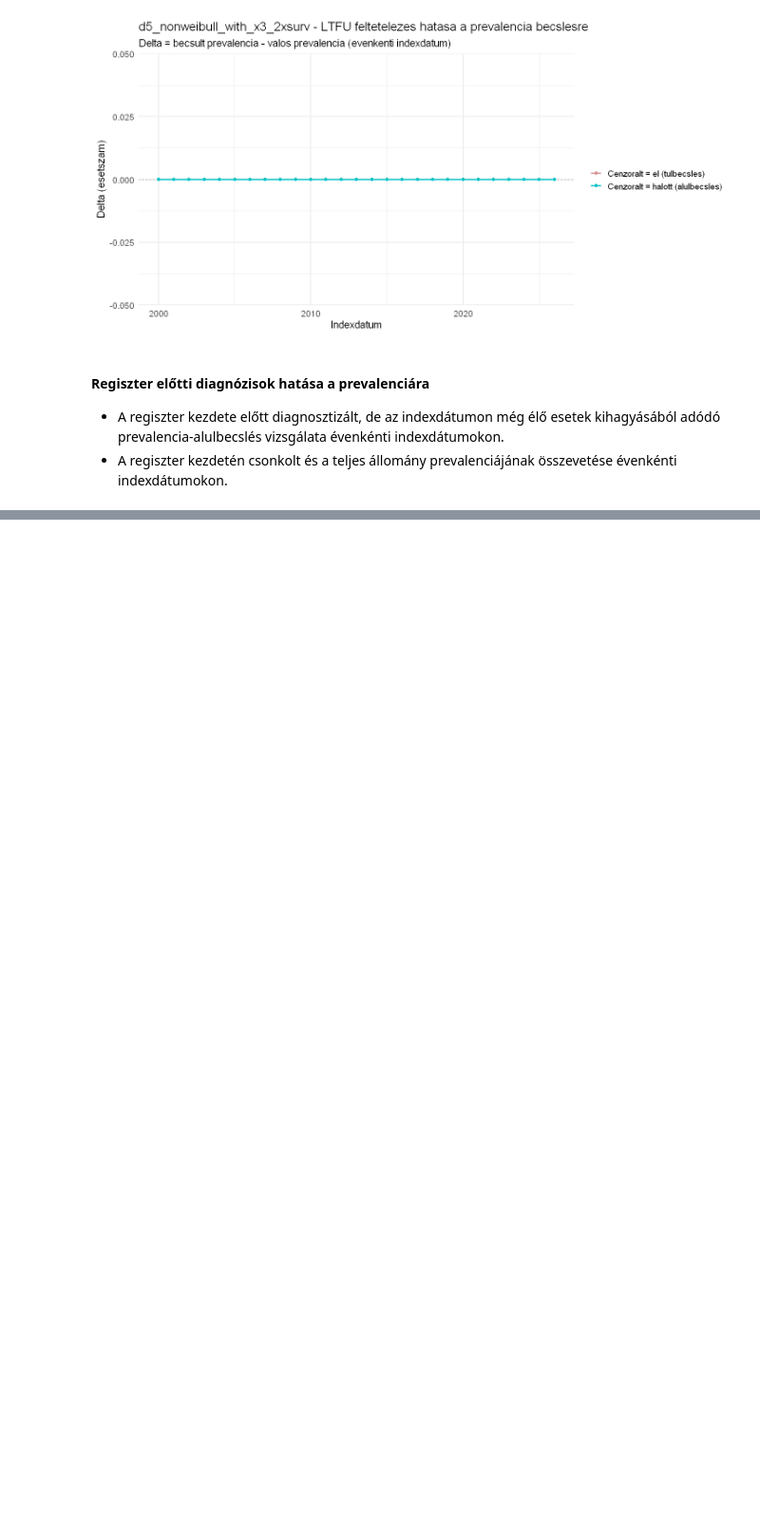
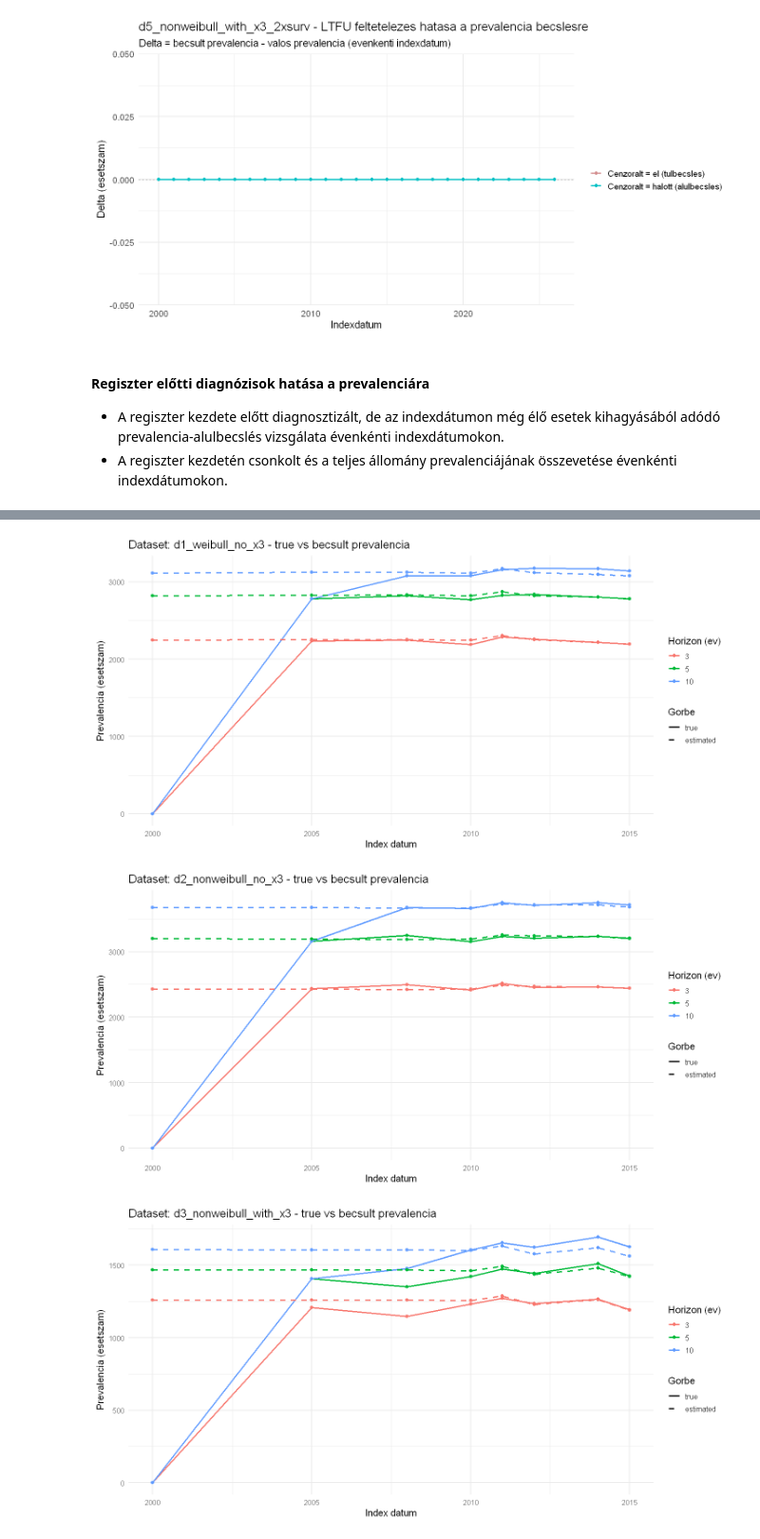
Before and after one commit to lrado1/rprev-ext, a Jupyter notebook: notebooks/synthetic_registry_yearly.ipynb, the cells around one changed output, grey strips where cells are left out. Shown at 95% size. Saved outputs shown, nothing was run; the diff lists cells and outputs as text; code cells hidden in the pictures; blank space fills up the shorter version.

```diff
--- a/notebooks/synthetic_registry_yearly.ipynb
+++ b/notebooks/synthetic_registry_yearly.ipynb
@@ -1115,9 +1136,6 @@ pre_reg_impact_results <- pre_registry_impact(
 [figure]
 # %%
 index_date <- as.Date(c(
-  "2000-01-01",
-  "2005-01-01",
-  "2008-01-01",
   "2010-01-01",
   "2011-01-01",
   "2012-01-01",
@@ -1233,0 +1340,63 @@ Estimated prevalence:
+# %%
+# diagramok datasetenkent (x tengely: indexek)
+plot_prevalence_lines_by_dataset <- function(summary_tbl) {
+  plot_df <- rbind(
+    data.frame(
+      scenario_id = summary_tbl$scenario_id,
+      index_date = as.Date(summary_tbl$index_date),
+      time_horizon_years = summary_tbl$time_horizon_years,
+      prevalence = summary_tbl$true_prevalence,
+      curve_type = "true"
+    ),
+    data.frame(
+      scenario_id = summary_tbl$scenario_id,
+      index_date = as.Date(summary_tbl$index_date),
+      time_horizon_years = summary_tbl$time_horizon_years,
+      prevalence = summary_tbl$estimated_prevalence,
+      curve_type = "estimated"
+    )
+  )
+
+  plot_df$curve_type <- factor(plot_df$curve_type, levels = c("true", "estimated"))
+  plot_df$time_horizon_years <- factor(plot_df$time_horizon_years)
+
+  scenario_vals <- unique(plot_df$scenario_id)
+  out <- setNames(vector("list", length(scenario_vals)), scenario_vals)
+
+  for (scn in scenario_vals) {
+    d <- plot_df[plot_df$scenario_id == scn, ]
+
+    p <- ggplot2::ggplot(
+      d,
+      ggplot2::aes(
+        x = index_date,
+        y = prevalence,
+        color = time_horizon_years,
+        linetype = curve_type,
+        group = interaction(time_horizon_years, curve_type)
+      )
+    ) +
+      ggplot2::geom_line(linewidth = 1) +
+      ggplot2::geom_point(size = 2) +
+      ggplot2::scale_linetype_manual(values = c("true" = "solid", "estimated" = "dashed")) +
+      ggplot2::theme_minimal(base_size = 13) +
+      ggplot2::labs(
+        title = paste0("Dataset: ", scn, " - true vs becsult prevalencia"),
+        x = "Index datum",
+        y = "Prevalencia (esetszam)",
+        color = "Horizon (ev)",
+        linetype = "Gorbe"
+      )
+
+    print(p)
+    out[[scn]] <- p
+  }
+
+  out
+}
+
+prevalence_dataset_plots <- plot_prevalence_lines_by_dataset(prevalence_comparison_tbl)
+# %% [output]
+[figure, added]
+[figure, added]
+[figure, added]
```
Also changed, not shown: parts of 15 cells of this notebook.
